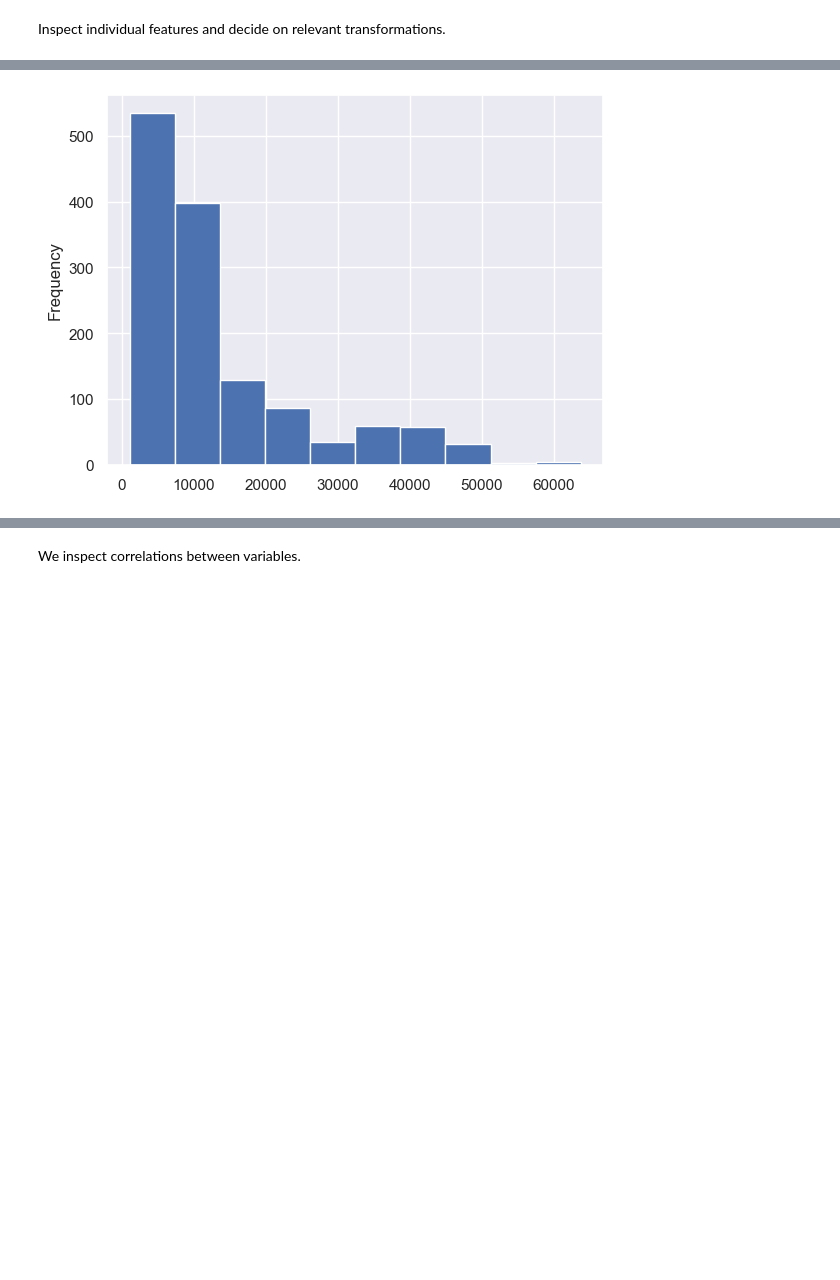
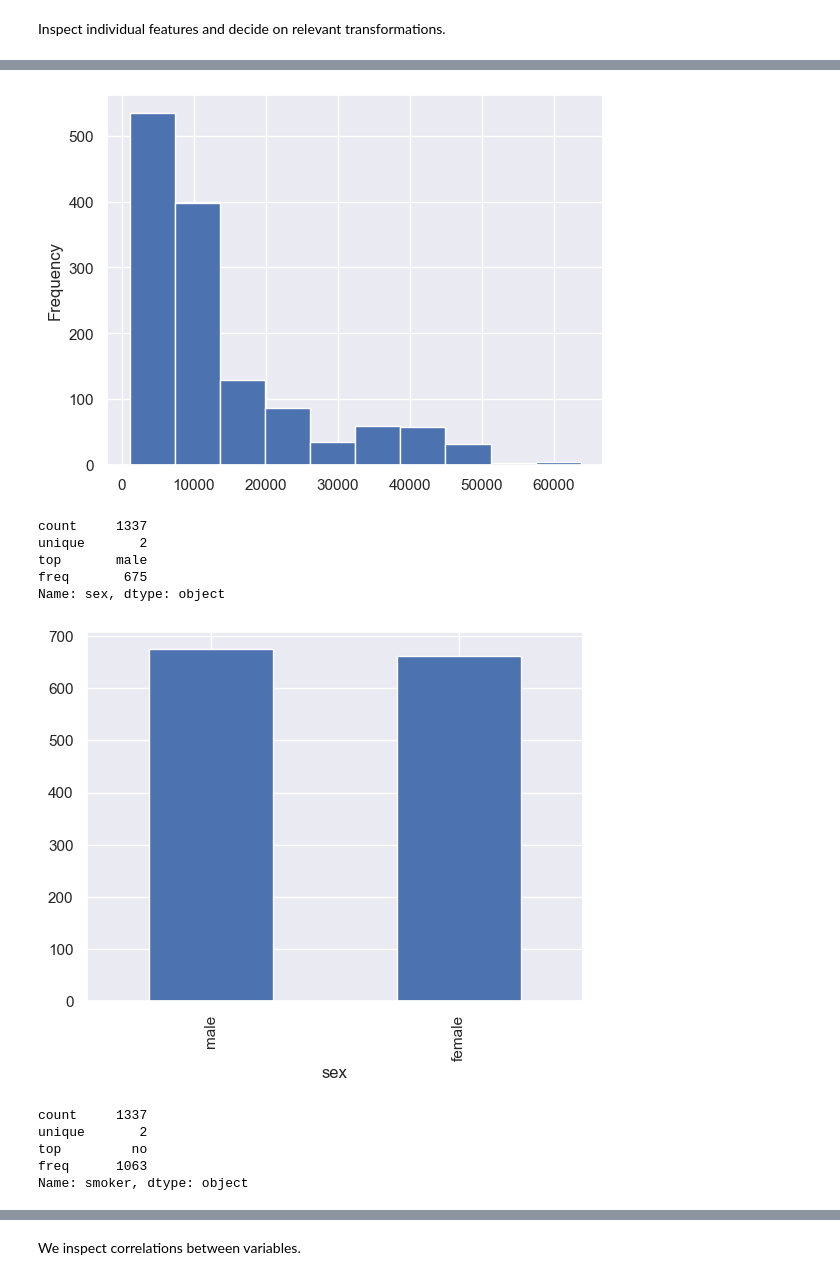
Before and after one commit to bartekmal/med-cost-prediction, a Jupyter notebook: main.ipynb, the cells around one changed output, grey strips where cells are left out. Cells and saved outputs as stored; diff of their text form; code cells hidden in the pictures; blank space fills up the shorter version.

```diff
--- a/main.ipynb
+++ b/main.ipynb
@@ -101,9 +101,15 @@ We perform exploratory data analysis to find feature candidates.
 # %%
 # candidates for features used to train the model
-# ! start with all features
-features_candidates = df.columns.tolist()
-
+features_candidates = df.columns.tolist() # ! start with all features
 df = df[features_candidates]
 
-# print(df.info())
-# print("\n")
+# determine target variable
+target_column = "charges"
+
+# check dataset
+print(df.info())
+print("\n")
+
+# separate features into numerical and categorical ones
+numerical_candidates = df.select_dtypes(include=['number']).columns.tolist()
+categorical_candidates = df.select_dtypes(include=['object']).columns.tolist()
@@ -110,17 +132,20 @@ df = df[features_candidates]
 # %% [markdown]
 Inspect individual features and decide on relevant transformations.
 # %%
-from pandas.api.types import is_numeric_dtype
+# get basic characteristics
 
-# get basic characteristics
-for f in features_candidates:
-    print(df[f].describe())
-    if is_numeric_dtype(df[f]):
-        df[f].plot.hist()
-        plt.show()
-    else:
-        print(df[f].value_counts(dropna=False))
-        plt.show()
+for numerical in numerical_candidates:
+    print(df[numerical].describe())
+
+    df[numerical].plot.hist()
+    plt.show()
+
+for categorical in categorical_candidates:
+    print(df[categorical].describe())
+
+    df[categorical].value_counts().plot(kind='bar')
+    plt.show()
+    # print(df[categorical].value_counts(dropna=False))
 # %% [output]
 count    1337.000000
 mean       39.222139
@@ -177,5 +185,16 @@ top       southeast
 50%       9386.161300
 75%      16657.717450
 max      63770.428010
 Name: charges, dtype: float64
 [figure]
+count     1337
+unique       2
+top       male
+freq       675
+Name: sex, dtype: object
+[figure, added]
+count     1337
+unique       2
+top         no
+freq      1063
+Name: smoker, dtype: object
```
Also changed, not shown: parts of 7 cells of this notebook.
